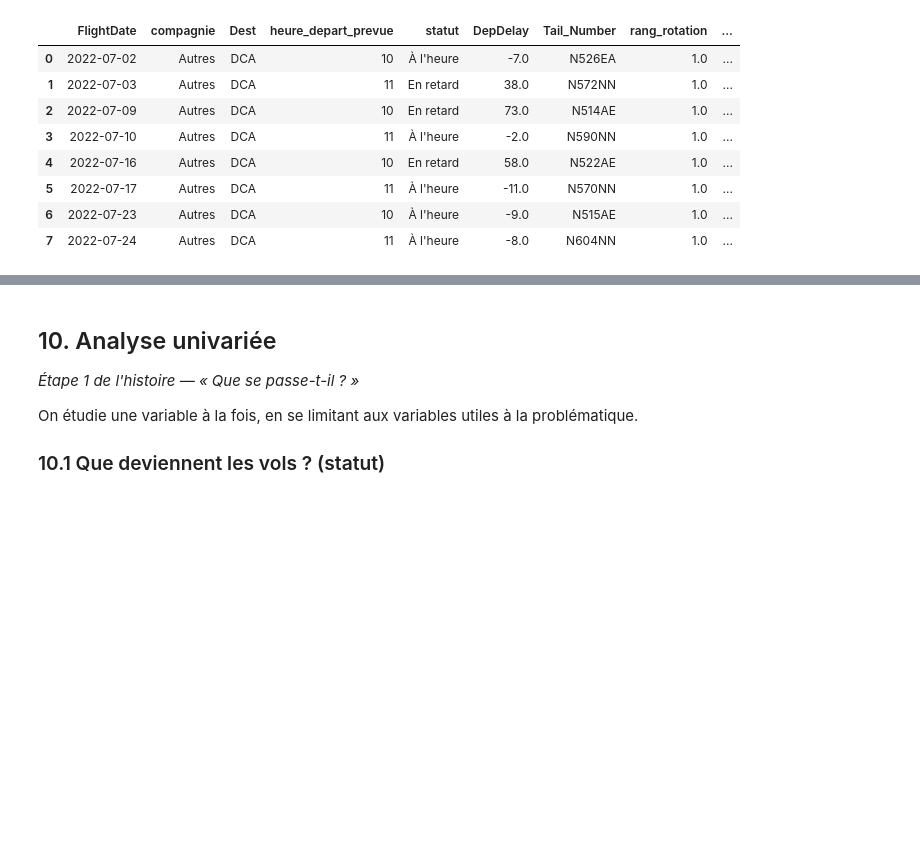
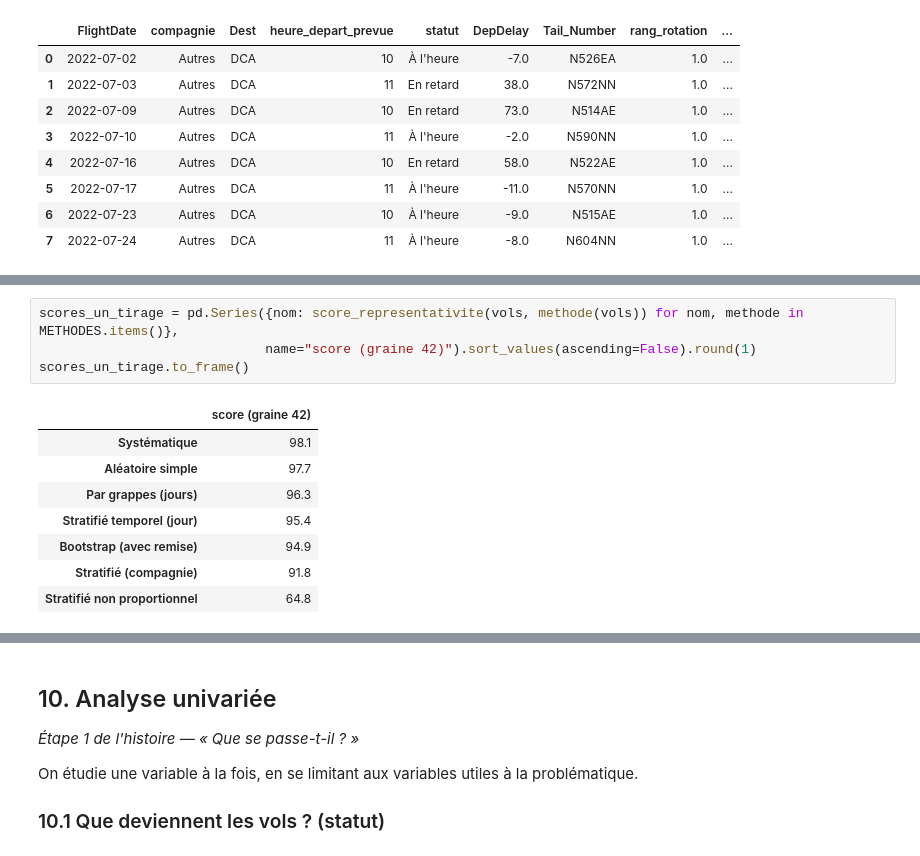
Before and after one commit to SalmaBouhmid/flight-delay-domino-effect, a Jupyter notebook: notebooks/analysis.ipynb, the cells around one changed output, grey strips where cells are left out. Drawn from its saved outputs; the diff is of its cells as text; blank space fills up the shorter version.

```diff
--- a/notebooks/analysis.ipynb
+++ b/notebooks/analysis.ipynb
@@ -371,0 +403,13 @@ Mais **un seul tirage peut être chanceux**. Pour juger une méthode, il faut la
+# %%
+scores_un_tirage = pd.Series({nom: score_representativite(vols, methode(vols)) for nom, methode in METHODES.items()},
+                             name="score (graine 42)").sort_values(ascending=False).round(1)
+scores_un_tirage.to_frame()
+# %% [output]
+|  | score (graine 42) |
+| Systématique | 98.1 |
+| Aléatoire simple | 97.7 |
+| Par grappes (jours) | 96.3 |
+| Stratifié temporel (jour) | 95.4 |
+| Bootstrap (avec remise) | 94.9 |
+| Stratifié (compagnie) | 91.8 |
+| Stratifié non proportionnel | 64.8 |
```
Also changed, not shown: parts of 17 cells of this notebook, 1 other file.
